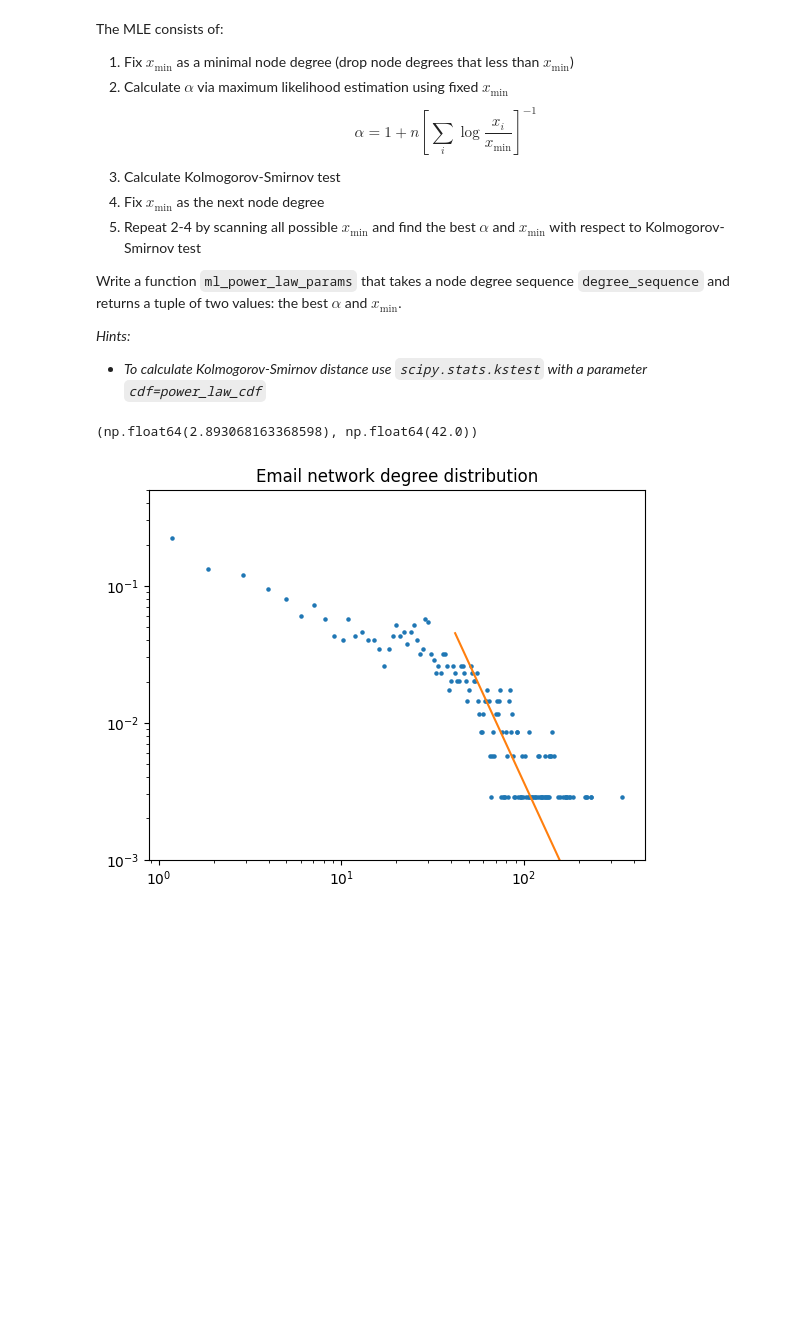
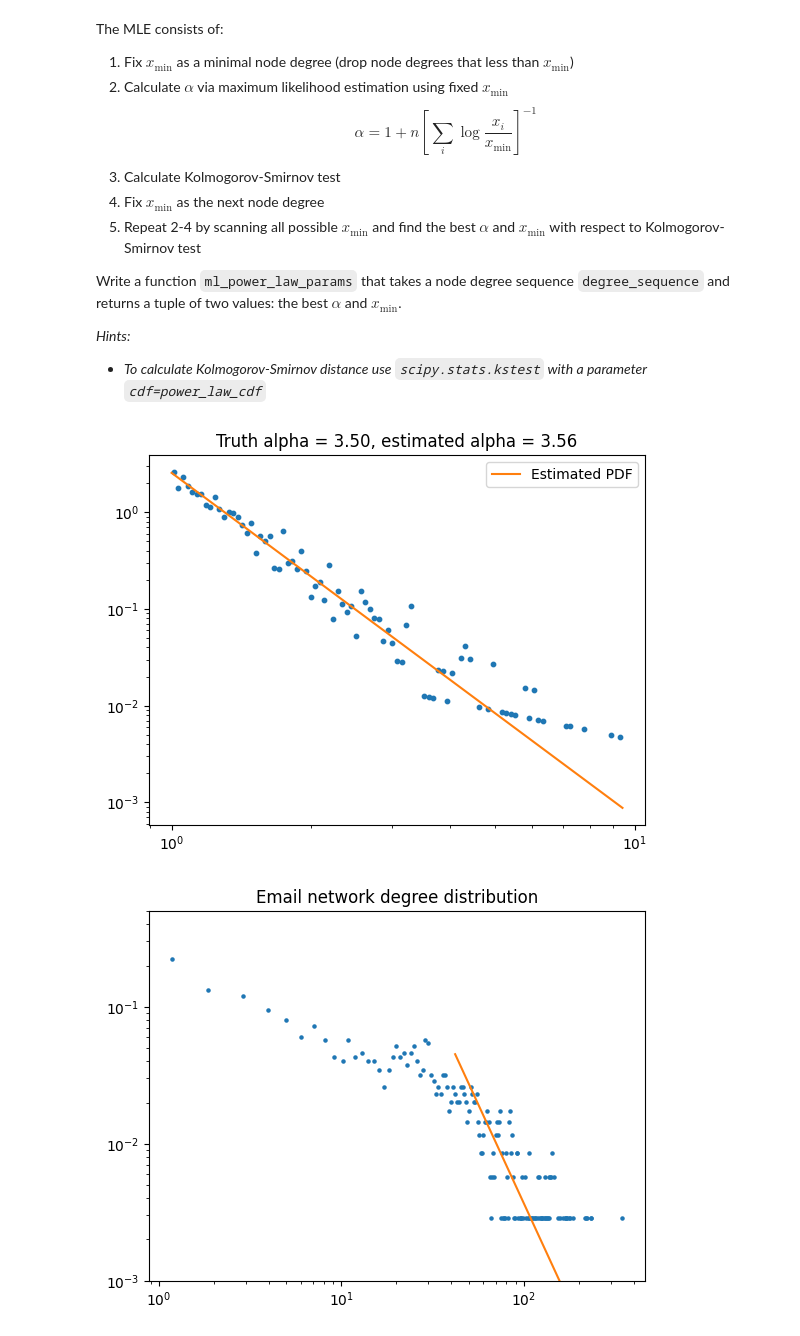
Before and after one commit to BSDSBA-JF/network-science, a Jupyter notebook: assignment_power_law/assignment.ipynb, the cells around one changed output. Drawn from its saved outputs; the diff is of its cells as text; code cells hidden in the pictures; blank space fills up the shorter version.

Commit message:
Did power law assignment

```diff
--- a/assignment_power_law/assignment.ipynb
+++ b/assignment_power_law/assignment.ipynb
@@ -486,10 +486,28 @@ hat_alpha, hat_x_min = mle_power_law_params(power_law_generate(1000, alpha, x_mi
 hat_alpha, hat_x_min = mle_power_law_params(degree_sequence)
 assert np.abs(hat_alpha - 2.9) < 0.1
 assert np.abs(hat_x_min - 42) < 1
-# %%
-mle_power_law_params(degree_sequence)
-# %% [output]
-(np.float64(2.893068163368598), np.float64(42.0))
+# %%
+x_min = 1
+alpha = 3.5
+bins = 100
+
+x_train = power_law_generate(1000, alpha, x_min)
+binning = np.logspace(np.log10(x_min), np.log10(x_train.max()), bins)
+hist, bin_edges = np.histogram(x_train, bins=binning, density=True)
+bin_centers = (bin_edges[1:] + bin_edges[:-1]) / 2
+plt.scatter(bin_centers, hist, s=10)
+
+hat_alpha = mle_power_law_params(x_train)[0]
+x_space = np.linspace(x_min, x_train.max(), 100)
+plt.plot(x_space, power_law_pdf(x_space, hat_alpha, x_min),
+         label='Estimated PDF', c='tab:orange')
+plt.legend()
+plt.title('Truth alpha = {:.2f}, estimated alpha = {:.2f}'.format(alpha, hat_alpha))
+plt.xscale('log')
+plt.yscale('log')
+plt.show()
+# %% [output]
+[figure, added]
 # %%
 hist, bin_edges = np.histogram(degree_sequence, bins=1000, density=True)
 bin_centers = (bin_edges[1:] + bin_edges[:-1]) / 2
```
Also changed, not shown: parts of 3 cells of this notebook.
